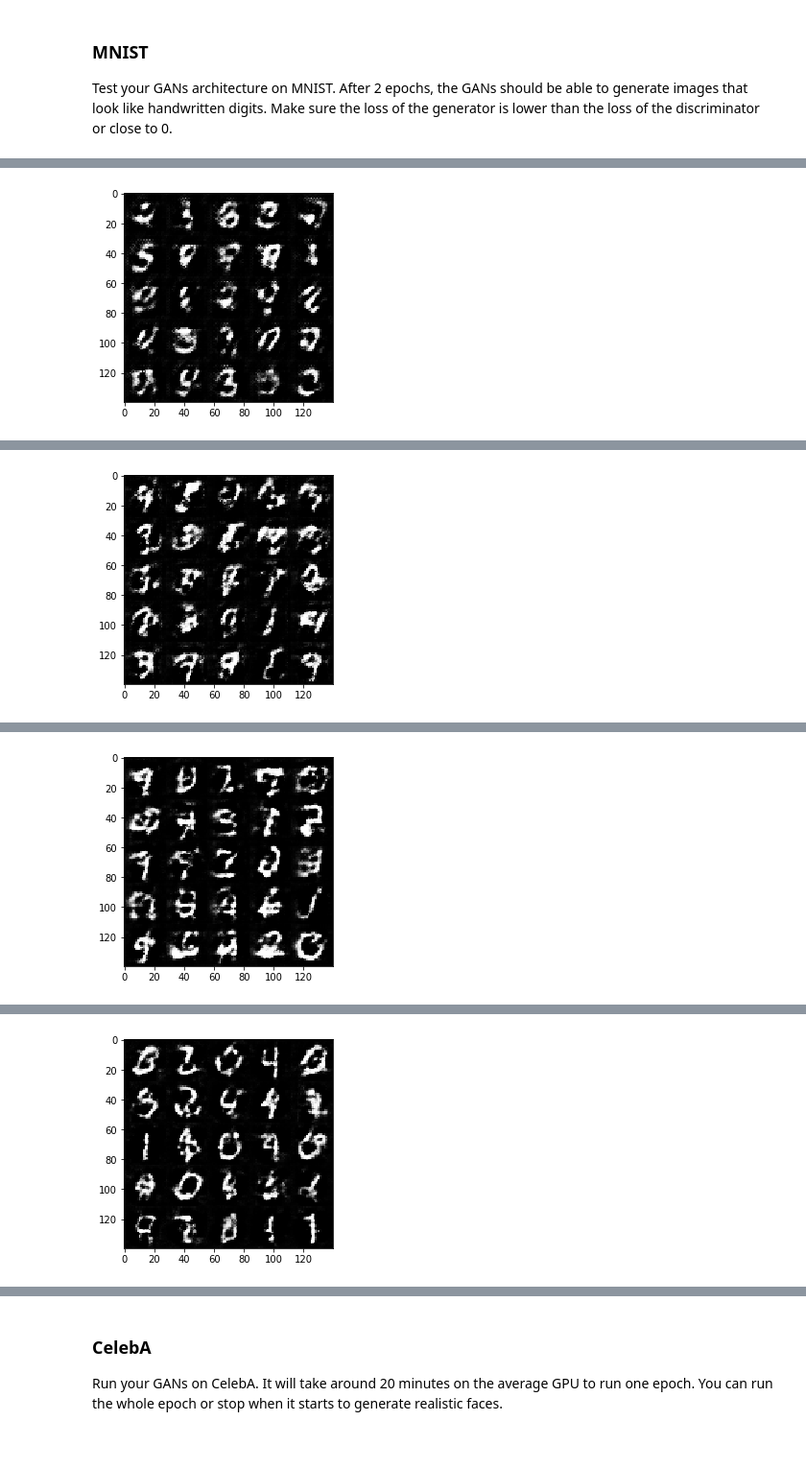
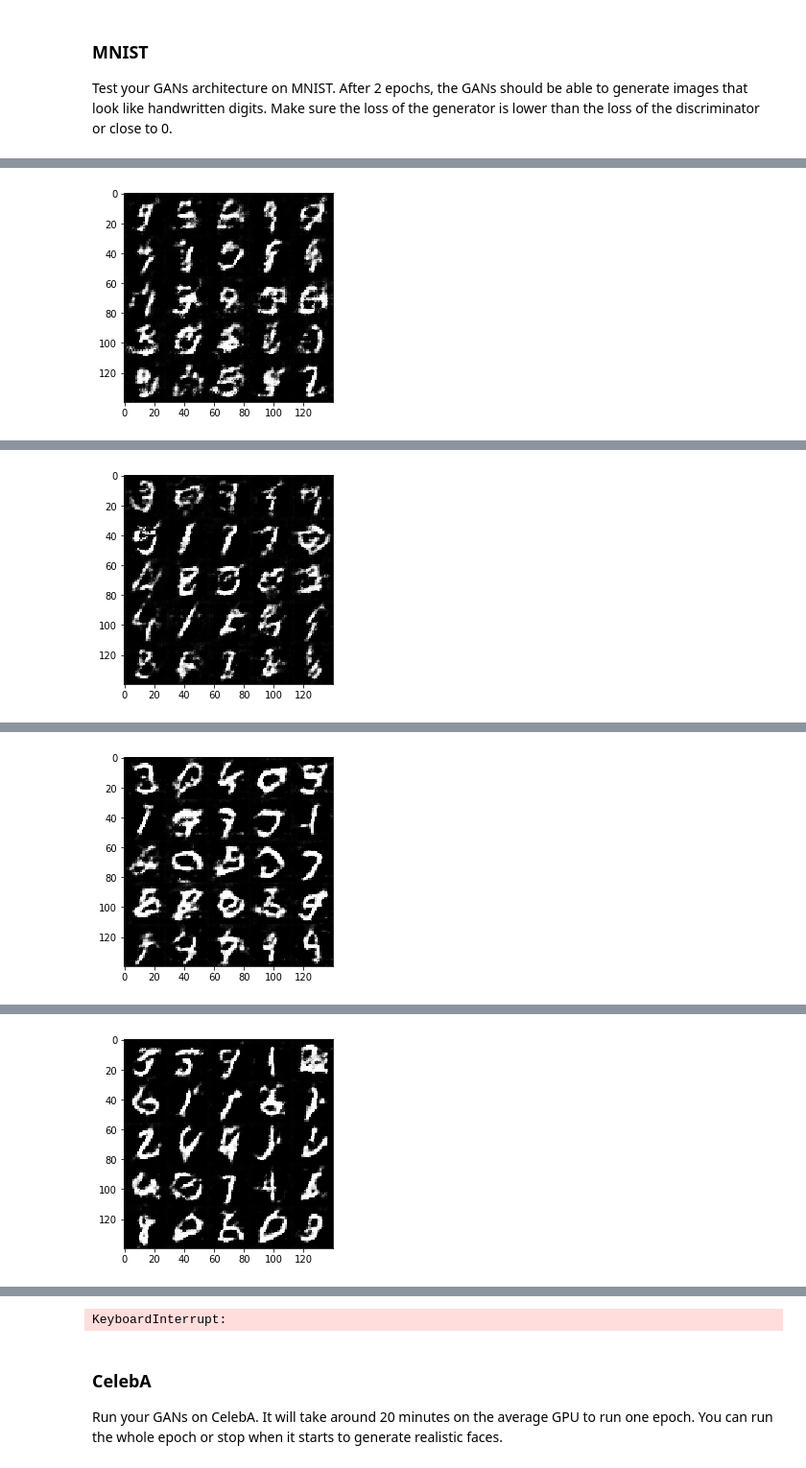
Before and after one commit to jellenberger/deep-learning, a Jupyter notebook: face_generation/dlnd_face_generation.ipynb, the cells around one changed output, grey strips where cells are left out. Shown at 96% size. Drawn from its saved outputs; the diff is of its cells as text; code cells hidden in the pictures.

```diff
--- a/face_generation/dlnd_face_generation.ipynb
+++ b/face_generation/dlnd_face_generation.ipynb
@@ -253,7 +245,7 @@ Implement `model_loss` to build the GANs for training and calculate the loss.  T
 - `discriminator(images, reuse=False)`
 - `generator(z, out_channel_dim, is_train=True)`
 # %%
-def model_loss(input_real, input_z, out_channel_dim, alpha=0.2):
+def model_loss(input_real, input_z, out_channel_dim, alpha=0.2, smooth=0.1):
     """
     Get the loss for the discriminator and generator
     :param input_real: Images from the real dataset
@@ -273,7 +265,7 @@ def model_loss(input_real, input_z, out_channel_dim, alpha=0.2):
     # discriminator loss for real images (labels are all ones)
     d_loss_real = tf.reduce_mean(
         tf.nn.sigmoid_cross_entropy_with_logits(logits=d_logits_real,
-                                                labels=tf.ones_like(d_model_real)))
+                                                labels=tf.ones_like(d_model_real) * (1 - smooth)))
     # discriminator loss for fake data (labels are all zeros)
     d_loss_fake = tf.reduce_mean(
         tf.nn.sigmoid_cross_entropy_with_logits(logits=d_logits_fake,
@@ -435,11 +427,12 @@ def train(epoch_count, batch_size, z_dim, learning_rate, beta1, get_batches, dat
 ### MNIST
 Test your GANs architecture on MNIST.  After 2 epochs, the GANs should be able to generate images that look like handwritten digits.  Make sure the loss of the generator is lower than the loss of the discriminator or close to 0.
 # %%
-batch_size = 128
+batch_size = 32
 z_dim = 100
-learning_rate = 0.0002
-beta1 = 0.5
+learning_rate = 0.0008
+beta1 = 0.2
 alpha = 0.2
+
 
 tf.reset_default_graph()
 
@@ -488 +481 @@ Epoch 1/2... Discriminator Loss: 0.7288... Generator Loss: 1.6415
-[figure, old version]
+[figure, new version]
@@ -499 +492 @@ Epoch 1/2... Discriminator Loss: 1.0269... Generator Loss: 1.2982
-[figure, old version]
+[figure, new version]
@@ -510 +503 @@ Epoch 2/2... Discriminator Loss: 0.8137... Generator Loss: 1.8442
-[figure, old version]
+[figure, new version]
@@ -521 +514 @@ Epoch 2/2... Discriminator Loss: 0.9090... Generator Loss: 0.7208
-[figure, old version]
+[figure, new version]
@@ -523,3 +517,4 @@ Epoch 2/2... Discriminator Loss: 0.9090... Generator Loss: 0.7208
+KeyboardInterrupt:
 # %% [markdown]
 ### CelebA
 Run your GANs on CelebA.  It will take around 20 minutes on the average GPU to run one epoch.  You can run the whole epoch or stop when it starts to generate realistic faces.
```
Also changed, not shown: parts of 6 cells of this notebook.
